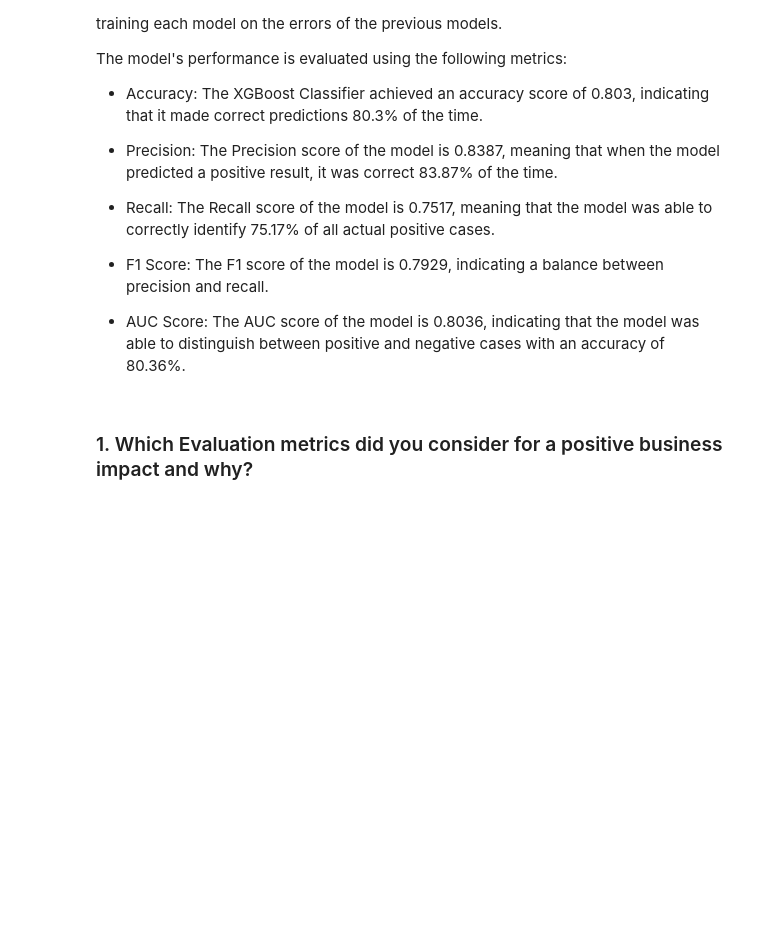
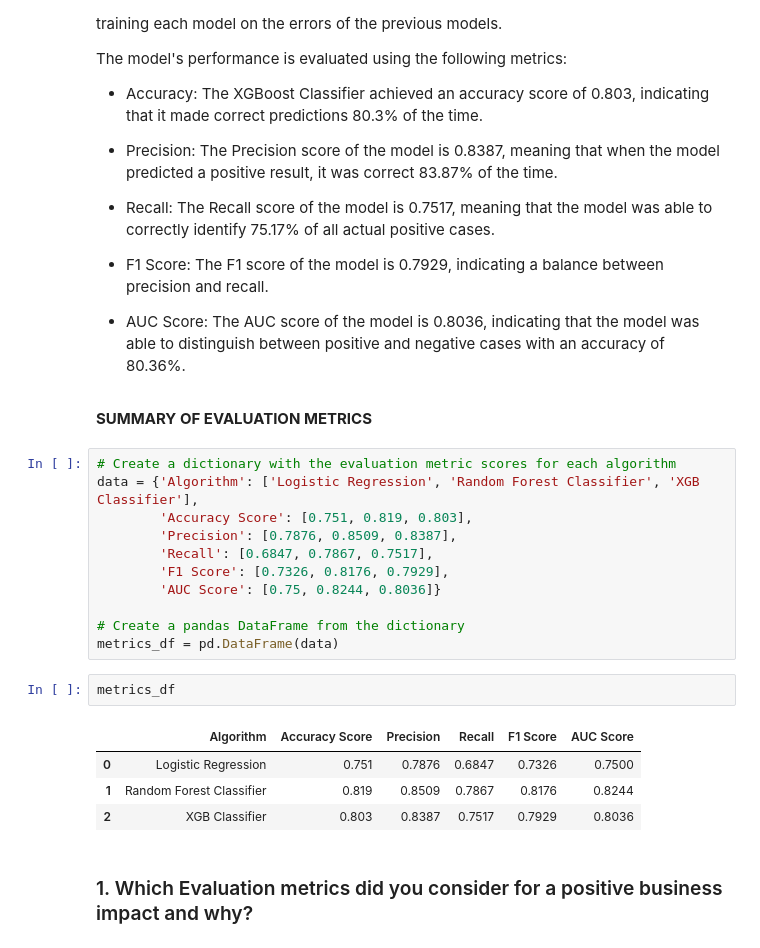
Before and after one commit to thepankaj018/Credit-Card-Default-Prediction, a Jupyter notebook: Credit_Card_Default_Prediction.ipynb, the cells around one changed output. Cells and saved outputs as stored; diff of their text form; blank space fills up the shorter version.

```diff
--- a/Credit_Card_Default_Prediction.ipynb
+++ b/Credit_Card_Default_Prediction.ipynb
@@ -1665,6 +1690,26 @@ The model's performance is evaluated using the following metrics:
 * F1 Score: The F1 score of the model is 0.7929, indicating a balance between precision and recall.
 
 * AUC Score: The AUC score of the model is 0.8036, indicating that the model was able to distinguish between positive and negative cases with an accuracy of 80.36%.
+# %% [markdown]
+**SUMMARY OF EVALUATION METRICS**
+# %%
+# Create a dictionary with the evaluation metric scores for each algorithm
+data = {'Algorithm': ['Logistic Regression', 'Random Forest Classifier', 'XGB Classifier'],
+        'Accuracy Score': [0.751, 0.819, 0.803],
+        'Precision': [0.7876, 0.8509, 0.8387],
+        'Recall': [0.6847, 0.7867, 0.7517],
+        'F1 Score': [0.7326, 0.8176, 0.7929],
+        'AUC Score': [0.75, 0.8244, 0.8036]}
+
+# Create a pandas DataFrame from the dictionary
+metrics_df = pd.DataFrame(data)
+# %%
+metrics_df
+# %% [output]
+|  | Algorithm | Accuracy Score | Precision | Recall | F1 Score | AUC Score |
+| 0 | Logistic Regression | 0.751 | 0.7876 | 0.6847 | 0.7326 | 0.7500 |
+| 1 | Random Forest Classifier | 0.819 | 0.8509 | 0.7867 | 0.8176 | 0.8244 |
+| 2 | XGB Classifier | 0.803 | 0.8387 | 0.7517 | 0.7929 | 0.8036 |
 # %% [markdown]
 ### 1. Which Evaluation metrics did you consider for a positive business impact and why?
 # %% [markdown]
```
Also changed, not shown: parts of 9 cells of this notebook.
